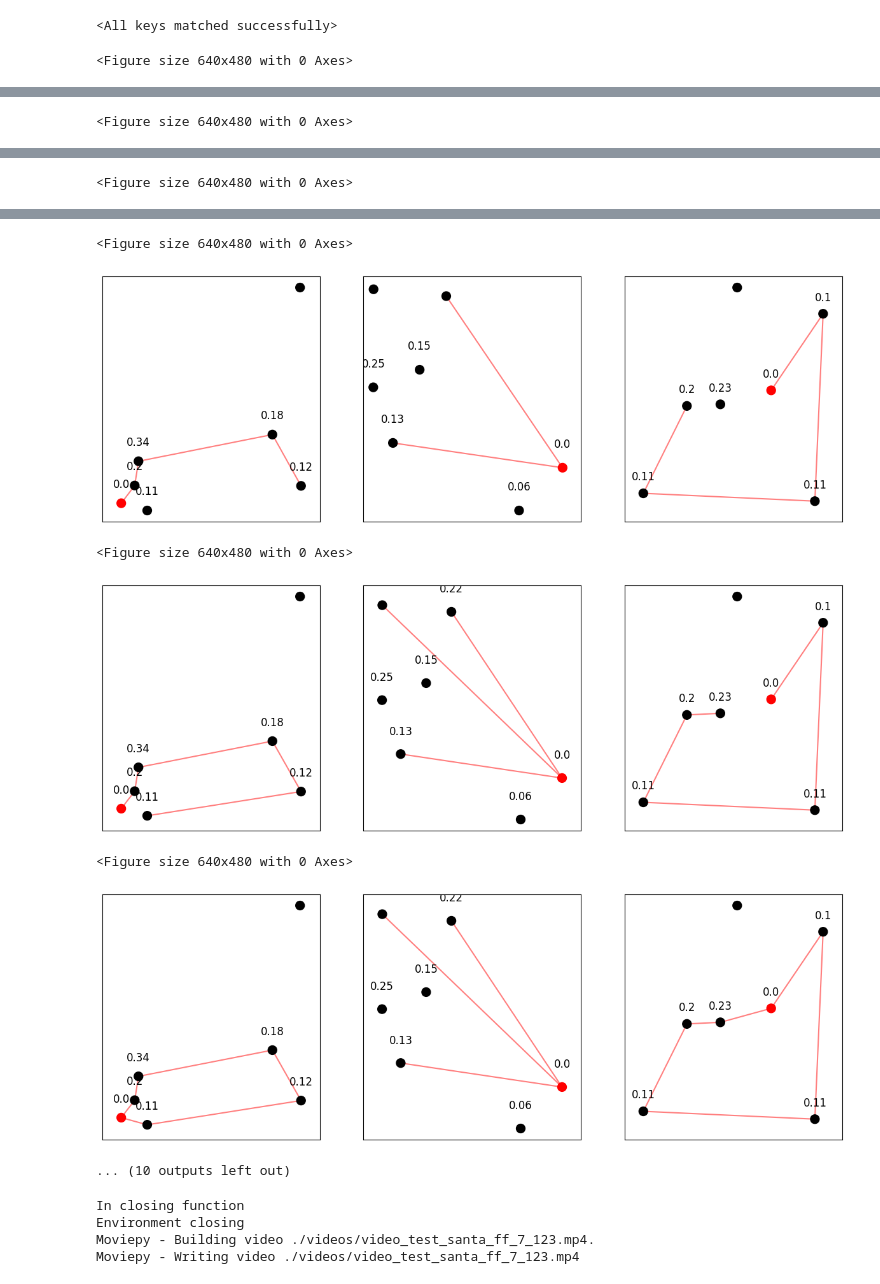
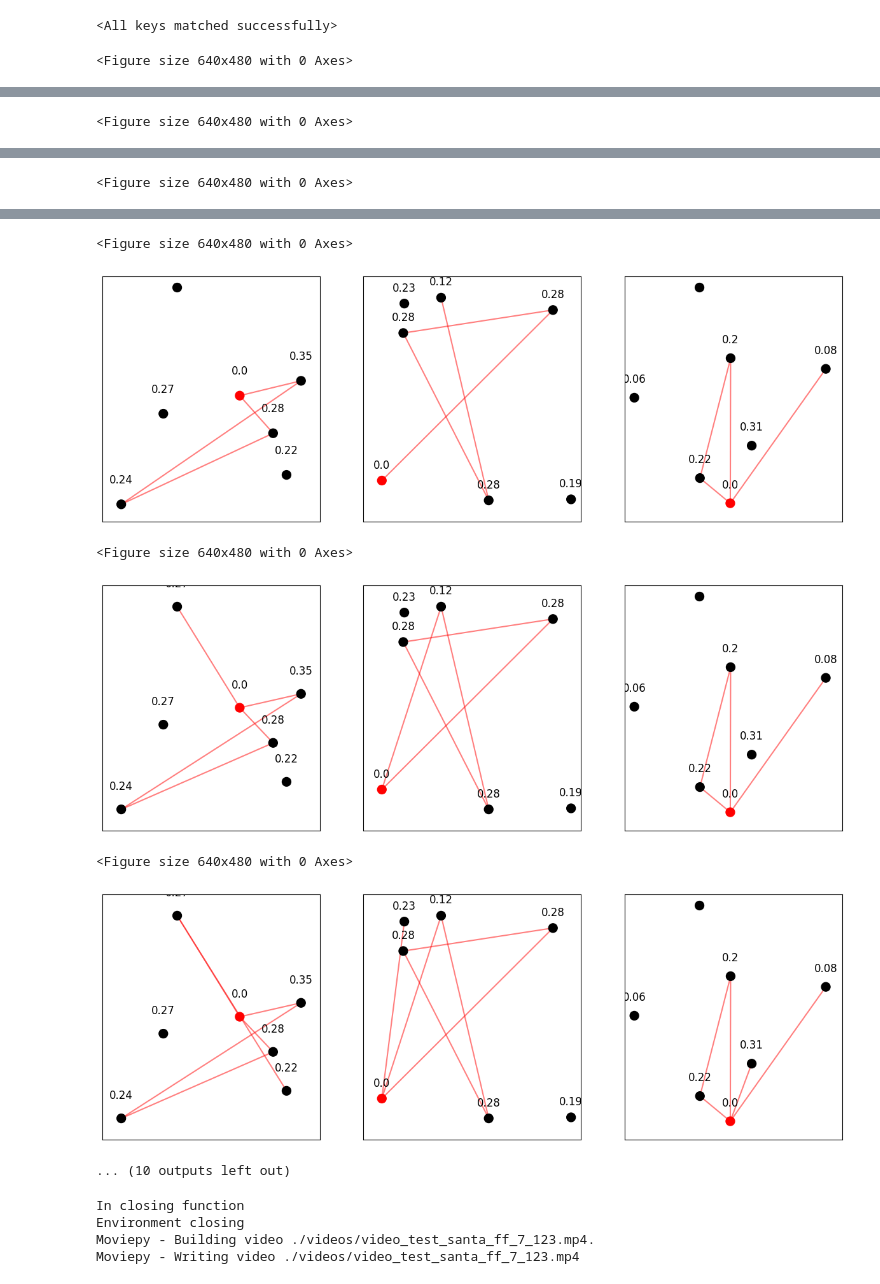
Before and after one commit to FinlayDuff/VRP-GYM-extension, a Jupyter notebook: experiments_sdp5.ipynb, the cells around one changed output, grey strips where cells are left out. Saved outputs shown, nothing was run; the diff lists cells and outputs as text; code cells hidden in the pictures.

Commit message:
ff agent completed

```diff
--- a/experiments_sdp5.ipynb
+++ b/experiments_sdp5.ipynb
@@ -8,20 +8,20 @@ import torch
 # %% [markdown]
 ## Train the agent
 # %%
-batch_size = 3
+batch_size = 32
 seed = 123
 num_nodes = 7
 
-num_epochs = 2001
+num_epochs = 1001
 # num_epochs = 251
 lr=1E-4
 gamma = 0.99
-dropout_rate = 0.2
+dropout_rate = 0.5
 hidden_dim=1024
 
 
 # Instantiate the SantaIRPEnv environment
-env_santa_ff = SantaIRPEnv(num_nodes=num_nodes, batch_size=batch_size, seed=seed, num_draw=3)
+env_santa = SantaIRPEnv(num_nodes=num_nodes, batch_size=batch_size, seed=seed, num_draw=3)
 
 # Instantiate the TSPAgentFF (assuming it's compatible with SantaIRPEnv)
 agent_santa_ff = SDPAgentFF(node_dim=num_nodes,hidden_dim=hidden_dim,lr=lr,gamma=gamma,dropout_rate=dropout_rate,
@@ -30,7 +30,7 @@ agent_santa_ff = SDPAgentFF(node_dim=num_nodes,hidden_dim=hidden_dim,lr=lr,gamma
 
 # Train the agent
 agent_santa_ff.train(
-    env_santa_ff,
+    env_santa,
     episodes=num_epochs,
     check_point_dir=f"./check_points/santa_ff_{num_nodes}_{seed}/",
 )
@@ -77,12 +69,12 @@ env.enable_video_capturing(
     video_save_path=f"./videos/video_test_santa_ff_{num_nodes}_{seed}.mp4"
 )
 # %%
-# agent = SDPAgentFF(seed=seed)
-agent_santa_ff.model.load_state_dict(torch.load(f"./check_points/santa_ff_{num_nodes}_{seed}/model_epoch_{num_epochs-1}.pt"))
+# load the best agent from training
+agent_santa_ff.model.load_state_dict(torch.load(f"./check_points/santa_ff_{num_nodes}_{seed}/best_model.pt"))
 # %% [output]
 <All keys matched successfully>
 # %%
 # Evaluate the agent
-loss_a = agent_santa_ff.evaluate(env)
+loss_a = agent_santa_ff.evaluate(env_santa)
 # %% [output]
 <Figure size 640x480 with 0 Axes>
@@ -94,9 +86,9 @@ loss_a = agent_santa_ff.evaluate(env)
 <Figure size 640x480 with 0 Axes>
-[figure, old version]
+[figure, new version]
 <Figure size 640x480 with 0 Axes>
-[figure, old version]
+[figure, new version]
 <Figure size 640x480 with 0 Axes>
-[figure, old version]
+[figure, new version]
 ... (10 outputs left out)
 # %%
 # Close the video recorder
```
Also changed, not shown: parts of 6 cells of this notebook, 2 other files.
